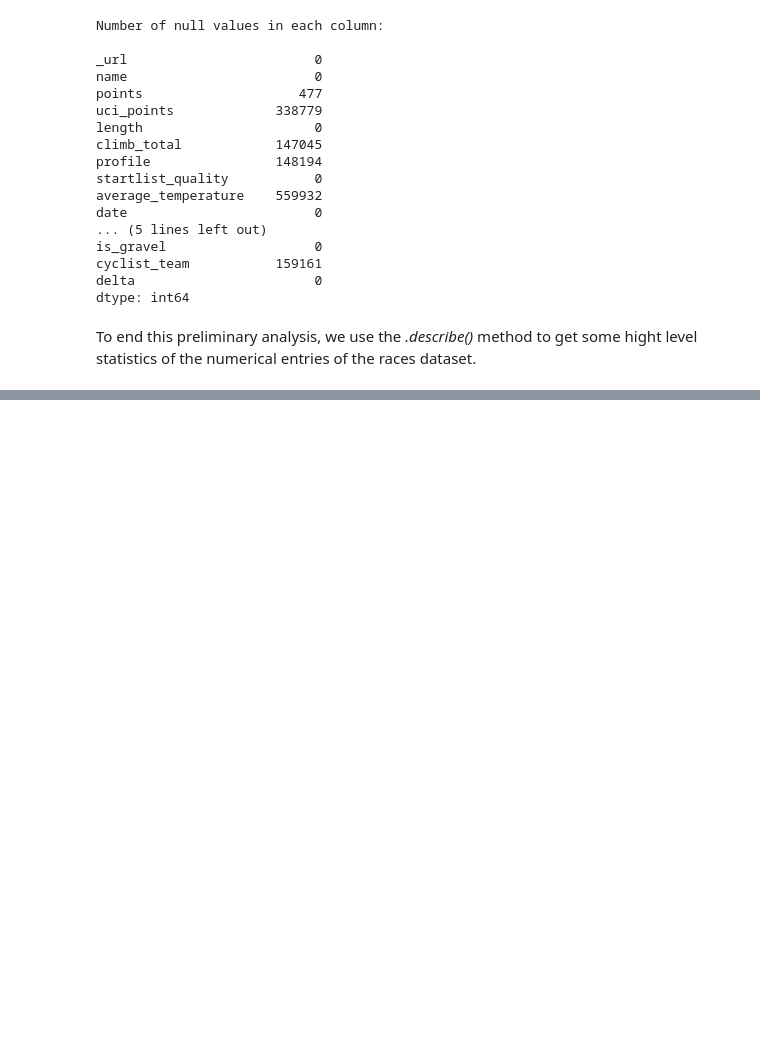
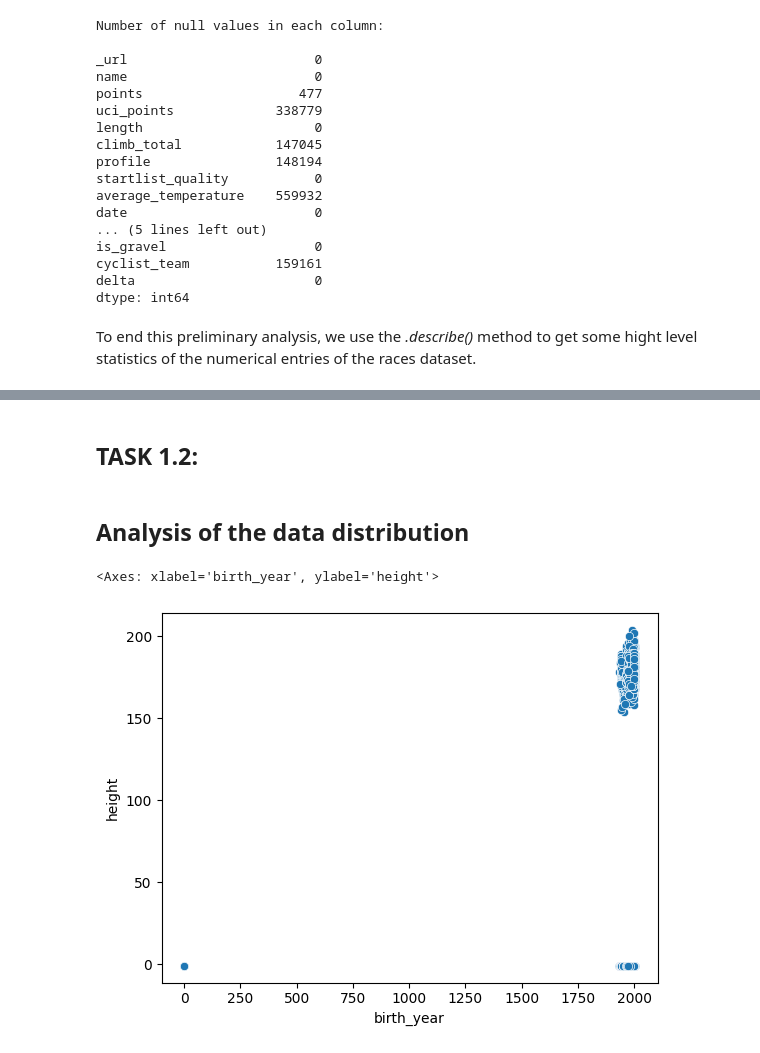
Before and after one commit to Benocci/DataMiningProject, a Jupyter notebook: first_task.ipynb, the cells around one changed output, grey strips where cells are left out. Cells and saved outputs as stored; diff of their text form; code cells hidden in the pictures; blank space fills up the shorter version.

Commit message:
data cleaning

```diff
--- a/first_task.ipynb
+++ b/first_task.ipynb
@@ -100,0 +107,3 @@ cyclists.describe()
+# %%
+cyclists['name'] = cyclists['name'].str.replace(r'\s+', ' ', regex=True).str.strip()
+cyclists['name'] = cyclists['name'].str.normalize('NFKD').str.encode('ascii', errors='ignore').str.decode('utf-8')
@@ -100,0 +112,6 @@ cyclists.describe()
+# %%
+cyclists['weight'] = cyclists['weight'].fillna(-1)
+cyclists['height'] = cyclists['height'].fillna(-1)
+
+cyclists['weight'] = cyclists['weight'].astype(float)
+cyclists['height'] = cyclists['height'].astype(float)
@@ -100,0 +120,3 @@ cyclists.describe()
+# %%
+cyclists['birth_year'] = cyclists['birth_year'].fillna(0)
+cyclists['birth_year'] = cyclists['birth_year'].astype(int)
@@ -100,0 +125,4 @@ cyclists.describe()
+# %%
+cyclists = cyclists.dropna(subset=['name', 'nationality'])
+
+cyclists.info()
@@ -195,0 +334,9 @@ races.describe()
+# %% [markdown]
+## TASK 1.2:
+# %% [markdown]
+## Analysis of the data distribution
+# %%
+sns.scatterplot(data=cyclists, x='birth_year', y='height')
+# %% [output]
+<Axes: xlabel='birth_year', ylabel='height'>
+[figure, added]
```
Also changed, not shown: parts of 13 cells of this notebook.
